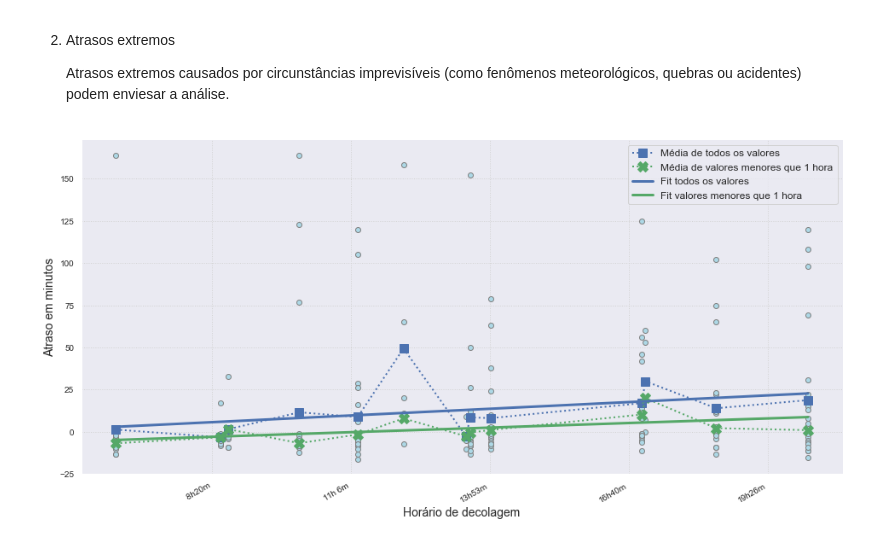
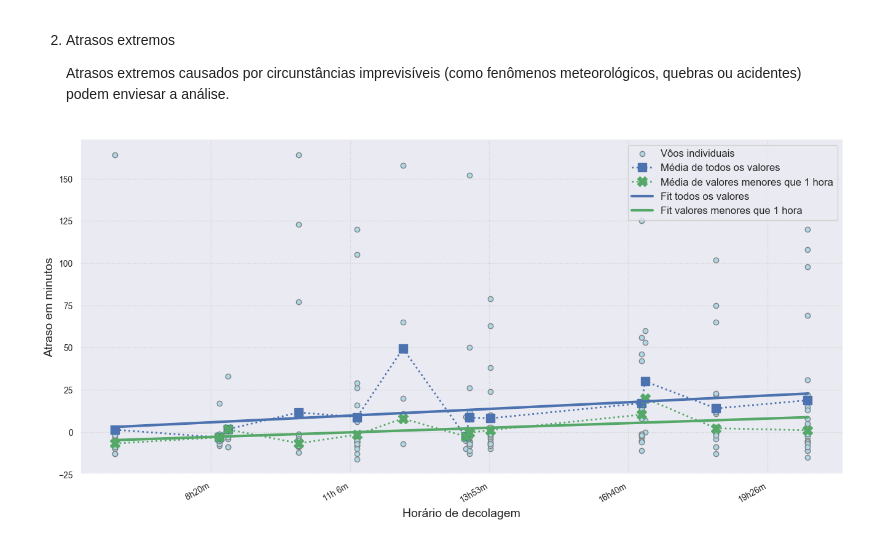
Before and after one commit to bekwendhausen/voos-kaggle-2015, a Jupyter notebook: flights-delay.ipynb, the cells around one changed output. Drawn from its saved outputs; the diff is of its cells as text; code cells hidden in the pictures.

```diff
--- a/flights-delay.ipynb
+++ b/flights-delay.ipynb
@@ -967,32 +978,32 @@ X1, Y1, result2 = regressao_linear(test2)
 
 #___________________
 # Segundo cenário
 test3 = pegar_atrasos_voos(df_train, comp, id_aeroporto, True)
 X2, Y2, result3 = regressao_linear(test3)
 
 # ----
 
 fig1 = Estilo_da_figura(16, 8, 1, 1)
 
 fig1.pos_update(0, 0)
 
-fig1.cust_scatter(df2['horario_decolagem'], df2['DEPARTURE_DELAY'], markeredge = True)
+fig1.cust_scatter(df2['horario_decolagem'], df2['DEPARTURE_DELAY'], markeredge = True, label="Vôos individuais")
 fig1.cust_plot(X1, Y1, color = 'b', linestyle = ':', linewidth = 2, marker = ('b','s', 10), label='Média de todos os valores')
 fig1.cust_plot(X2, Y2, color = 'g', linestyle = ':', linewidth = 2, marker = ('g','X', 12), label='Média de valores menores que 1 hora')
 
 fig1.cust_plot(X1, result2, color = 'b', linewidth = 3, label='Fit todos os valores')
 fig1.cust_plot(X2, result3, color = 'g', linewidth = 3, label='Fit valores menores que 1 hora')
 
 fig1.style()
 fig1.set_ylabel('Atraso em minutos', fontsize = 14)
 fig1.set_xlabel('Horário de decolagem', fontsize = 14)
 
 #____________________________________
 # Converter e setar os labels do x tick
 fct_convert = lambda x: (int(x/3600) , int(divmod(x,3600)[1]/60))
 fig1.axs[fig1.ix, fig1.iy].set_xticklabels(['{:2.0f}h{:2.0f}m'.format(*fct_convert(x))
                                             for x in fig1.axs[fig1.ix, fig1.iy].get_xticks()]);
 
 L = plt.legend(fontsize=12)
 # %% [output]
-[figure, old version]
+[figure, new version]
```
Also changed, not shown: parts of 36 cells of this notebook, 4 other files.
